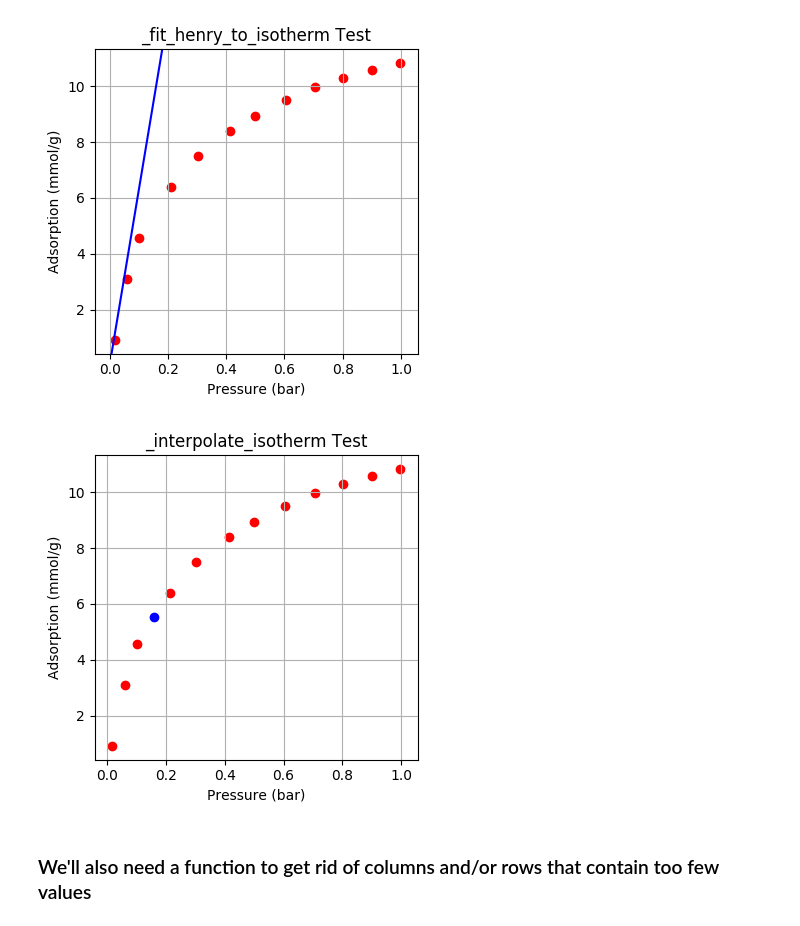
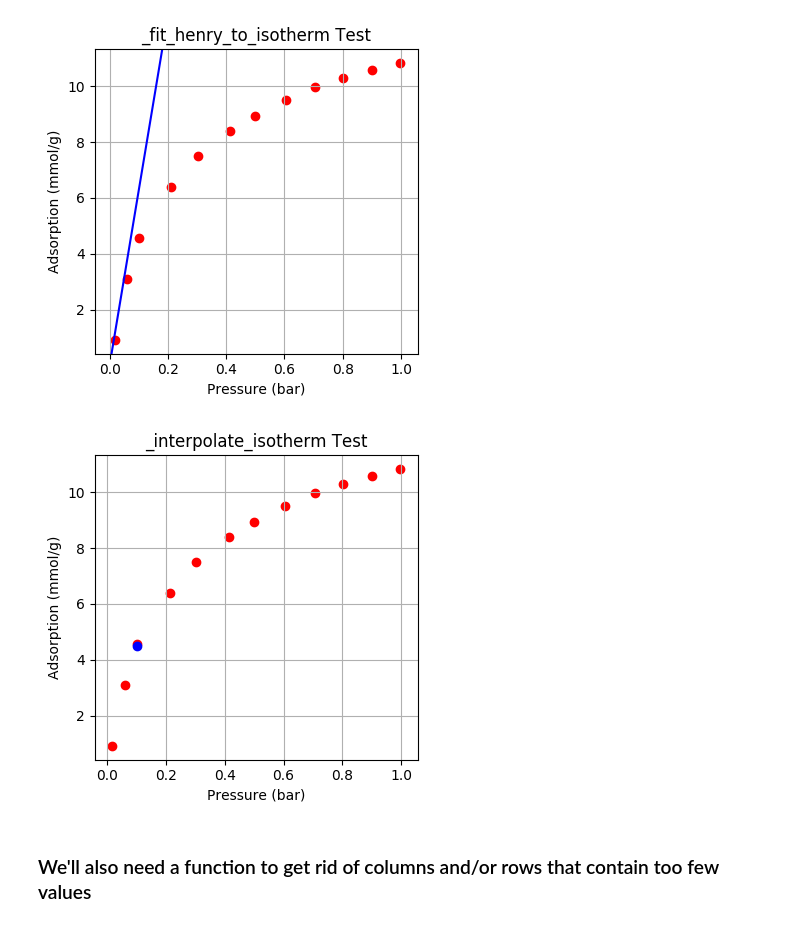
Before and after one commit to SimonEnsemble/material_recommendation_system, a Jupyter notebook: CreateMatrix.ipynb, the cells around one changed output. Cells and saved outputs as stored; diff of their text form; code cells hidden in the pictures.

```diff
--- a/CreateMatrix.ipynb
+++ b/CreateMatrix.ipynb
@@ -161,0 +181,26 @@ atomic_masses[Symbol("F-")] = atomic_masses[:F] # special treatment for flouride
+# %%
+gas_to_formula["Phosphate Ion"] = "PO4"
+gas_to_formula["Sb(V)"] = "Sb"
+gas_to_formula["Arsenite      "] = "AsO3"
+gas_to_formula["Ag(I)"] = "Ag"
+gas_to_formula["Paladium(II) Ion"] = "Pd"
+gas_to_formula["Fluoride Ion"] = "F"
+gas_to_formula["Fe(II)"] = "Fe"
+gas_to_formula["Lead(II) Ion"] = "Pb"
+gas_to_formula["Co(II)"] = "Co"
+gas_to_formula["Dichromate"] = "Cr2O7"
+gas_to_formula["Au(III)"] = "Au"
+gas_to_formula["U(VI)"] = "U"
+gas_to_formula["Hg(II)"] = "Hg"
+gas_to_formula["Copper(II) Ion"] = "Cu"
+gas_to_formula["Chromate"] = "C4O4"
+gas_to_formula["Triiodide"] = "I3"
+gas_to_formula["Ni(II)"] = "Ni"
+gas_to_formula[" Arsenate"] = "As"
+gas_to_formula["As(III)"] = "As"
+gas_to_formula["Zn(II)"] = "Zn"
+gas_to_formula["Eu(III)"] = "Eu"
+gas_to_formula["Molybdenum hexacarbonyl"] = "MoC6O6"
+gas_to_formula["Cr(III)"] = "Cr"
+gas_to_formula["Cadmium(II) Ion"] = "Cd"
+gas_to_formula["Sb(III)"] = "Sb"
@@ -234,7 +301,6 @@ function convert_units(isotherm::Dict{<:AbstractString, Any})
     aUnit = isotherm["adsorptionUnits"]
     @assert aUnit in ["cm3(STP)/g", "g/g", "mg/g", "ml/g", "mmol/g", "mmol/kg", "mol/g", "wt%"]
     @assert isotherm["pressureUnits"] == "bar"
-
     aConversion = 0.0
     if aUnit == "mmol/g"
         aConversion = 1.0
@@ -269,8 +335,14 @@ function convert_units(isotherm::Dict{<:AbstractString, Any})
         push!(adsorption, data_point["species_data"][1]["adsorption"] * aConversion)
     end
 
+    if any(diff(pressure) .< 0.0)
+        order = sortperm(pressure)
+        pressure = pressure[order]
+        adsorption = adsorption[order]
+    end
+
     # assert pressures are sorted
-    @assert all(diff(pressure) .>= 0.0) isotherm["filename"]
+    @assert all(diff(pressure) .>= 0.0) "Pressure is not ordered in " * isotherm["filename"]
 
     return pressure, adsorption
 end
@@ -380,10 +460,10 @@ end
 # %% [output]
 _fit_henry_to_isotherm (generic function with 2 methods)
 # %%
-function _interpolate_isotherm(isotherm::Dict{<:AbstractString, Any}, interpolation_pressure::Float64=0.1; verbose::Bool=true)
+function _interpolate_isotherm(isotherm::Dict{<:AbstractString, Any}, interpolation_pressure::Float64=0.1)
     pressure, adsorption = convert_units(isotherm)
     if interpolation_pressure < minimum(pressure) || interpolation_pressure > maximum(pressure)
-        verbose ? @printf("Interpolation is not possible in file %s at %.3f bar", isotherm["filename"], interpolation_pressure) : nothing
+        @warn @sprintf("Interpolation is not possible in file %s at %.3f bar\nReturning `missing`\n", isotherm["filename"], interpolation_pressure)
         return missing
     end
     pressure_difference = pressure .- interpolation_pressure
@@ -414,21 +494,20 @@ plt.show()
 [figure]
 # %%
 pressure, adsorption = convert_units(test_isotherm)
-p_test = 0.16
-interpolated_adsorption = _interpolate_isotherm(test_isotherm, p_test)
+interpolated_adsorption = _interpolate_isotherm(test_isotherm)
 fig, ax = plt.subplots(figsize=(4,4))
 ax.scatter(pressure, adsorption, c="red")
 old_ylim = ax.get_ylim()
-ax.scatter(p_test, interpolated_adsorption, c="blue")
+ax.scatter(0.1, interpolated_adsorption, c="blue")
 ax.set_ylim(old_ylim)
 ax.set_xlabel("Pressure (bar)")
 ax.set_ylabel("Adsorption (mmol/g)")
 ax.set_title("_interpolate_isotherm Test")
 ax.grid("on")
 plt.tight_layout()
 plt.show()
 # %% [output]
-[figure, old version]
+[figure, new version]
 # %% [markdown]
 ### We'll also need a function to get rid of columns and/or rows that contain too few values
 # %%
```
Also changed, not shown: parts of 24 cells of this notebook, 1 other file.
